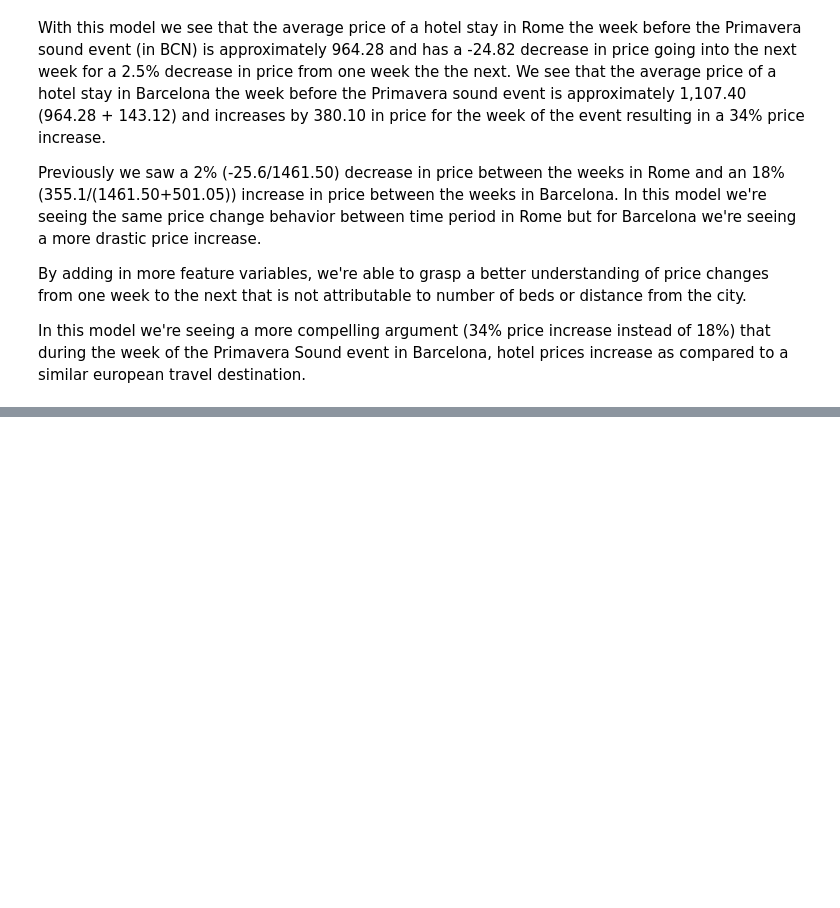
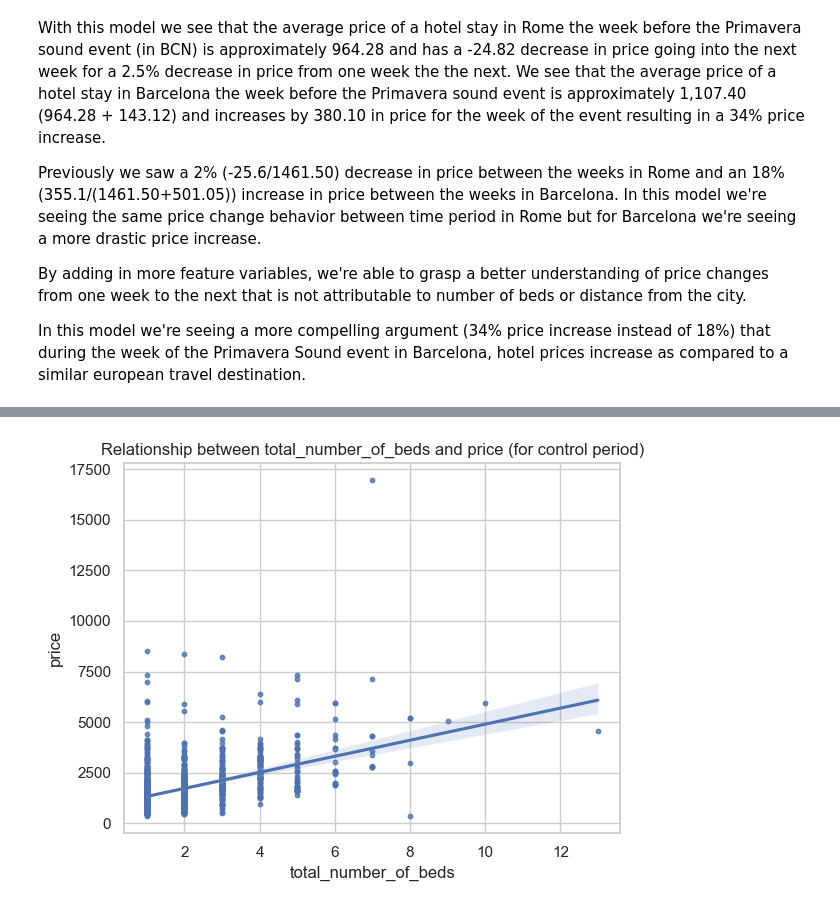
Before and after one commit to VanessaKromm/Booking_Scraping, a Jupyter notebook: Booking_NLP_group11.ipynb, the cells around one changed output, grey strips where cells are left out. Cells and saved outputs as stored; diff of their text form; code cells hidden in the pictures; blank space fills up the shorter version.

```diff
--- a/Booking_NLP_group11.ipynb
+++ b/Booking_NLP_group11.ipynb
@@ -1401,0 +1467,7 @@ In this model we're seeing a more compelling argument (34% price increase instea
+# %%
+# plot relationship between "Total Number of Beds" and "Price" for Control period
+sns.regplot(x='total_number_of_beds', y='price', data=df_control, scatter_kws={'s': 10})  # 's' adjusts the marker size
+plt.title('Relationship between total_number_of_beds and price (for control period)')
+plt.show()
+# %% [output]
+[figure, added]
```
Also changed, not shown: parts of 16 cells of this notebook.
